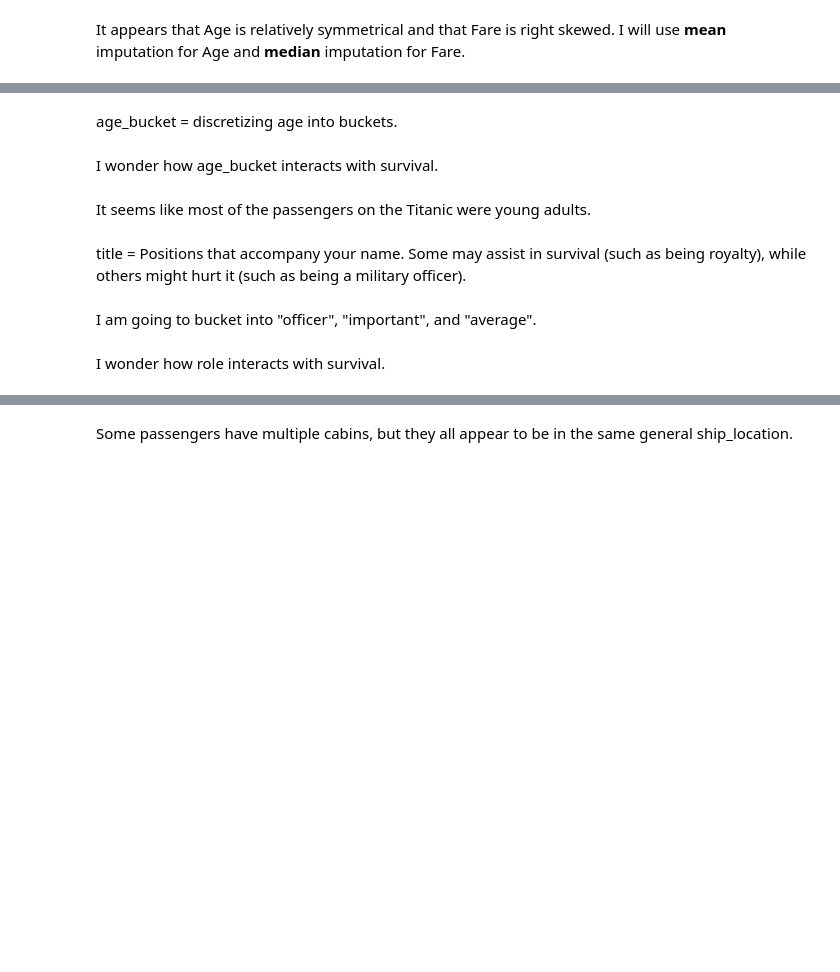
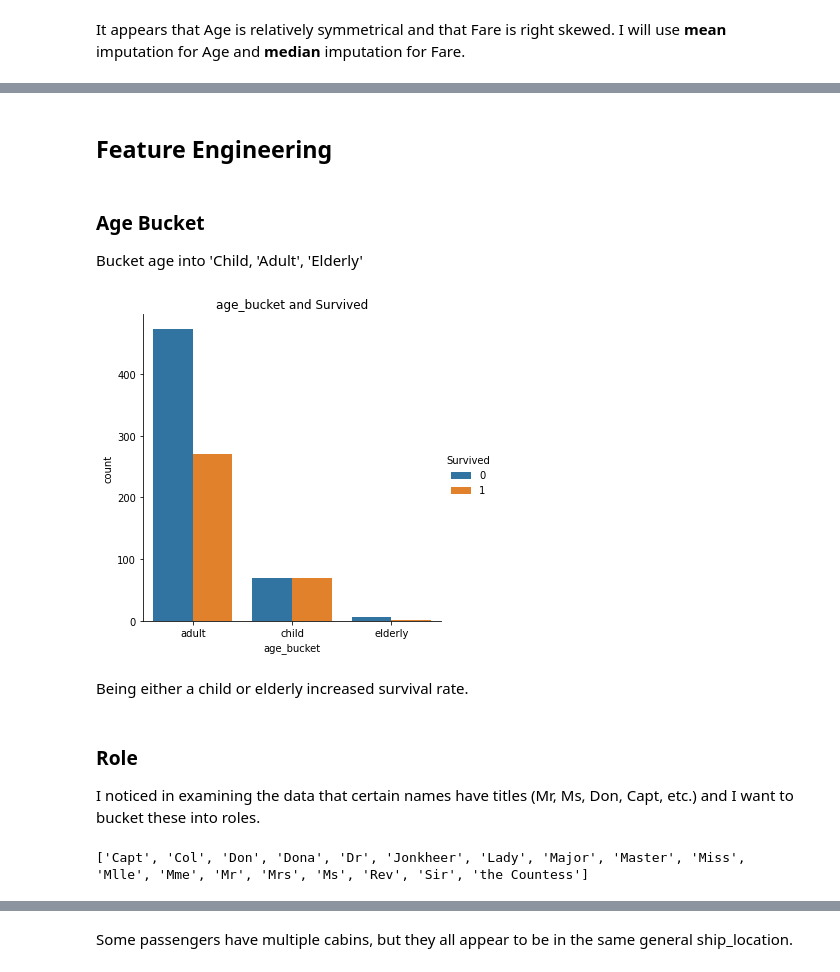
Before and after one commit to levimjoseph/kaggle-public, a Jupyter notebook: titanic-levimjoseph.ipynb, the cells around one changed output, grey strips where cells are left out. Cells and saved outputs as stored; diff of their text form; code cells hidden in the pictures; blank space fills up the shorter version.

Commit message:
Kaggle Notebook | Titanic | Version 74

```diff
--- a/titanic-levimjoseph.ipynb
+++ b/titanic-levimjoseph.ipynb
@@ -290,22 +376,27 @@ e_test_df.info()
-# %% [markdown]
-age_bucket = discretizing age into buckets.
+# %% [markdown]
+## Feature Engineering
+# %% [markdown]
+### Age Bucket
+Bucket age into 'Child, 'Adult', 'Elderly'
 # %%
 # age_bucket
-age_bins = [0, 12, 18, 30, 65, 100]
-age_labels = ['Child', 'Teen', 'Young Adult','Adult', 'Elderly']
+age_bins = [0, 18, 65, 100]
+age_labels = ['child','adult', 'elderly']
 
 e_train_df['age_bucket'] = pd.cut(x=e_train_df['Age'], bins=age_bins,
                     labels=age_labels).astype('object')
 
 e_test_df['age_bucket'] = pd.cut(x=e_test_df['Age'], bins=age_bins,
                     labels=age_labels).astype('object')
-# %% [markdown]
-I wonder how age_bucket interacts with survival.
 # %%
 # ship_location and survived
-sns.catplot(x='age_bucket', hue='Survived', data=e_train_df, kind='count')
+sns.catplot(x='age_bucket', hue='Survived', data=e_train_df, kind='count').set(title='age_bucket and Survived')
+plt.show()
+# %% [output]
+[figure, added]
-# %% [markdown]
-It seems like most of the passengers on the Titanic were young adults.
-# %% [markdown]
-title = Positions that accompany your name. Some may assist in survival (such as being royalty), while others might hurt it (such as being a military officer).
+# %% [markdown]
+Being either a child or elderly increased survival rate.
+# %% [markdown]
+### Role
+I noticed in examining the data that certain names have titles (Mr, Ms, Don, Capt, etc.) and I want to bucket these into roles.
 # %%
@@ -324,6 +415,6 @@ test_title_set = set(e_test_df['title'].tolist())
 title_sorted = sorted(train_title_set.union(test_title_set))
 
 print(title_sorted)
+# %% [output]
+['Capt', 'Col', 'Don', 'Dona', 'Dr', 'Jonkheer', 'Lady', 'Major', 'Master', 'Miss', 'Mlle', 'Mme', 'Mr', 'Mrs', 'Ms', 'Rev', 'Sir', 'the Countess']
-# %% [markdown]
-I am going to bucket into "officer", "important", and "average".
 # %%
@@ -338,6 +429,4 @@ def assign_role(row):
 
 e_train_df['role'] = e_train_df.apply(lambda row: assign_role(row), axis=1)
 e_test_df['role'] = e_test_df.apply(lambda row: assign_role(row), axis=1)
-# %% [markdown]
-I wonder how role interacts with survival.
 # %%
```
Also changed, not shown: parts of 87 cells of this notebook.
